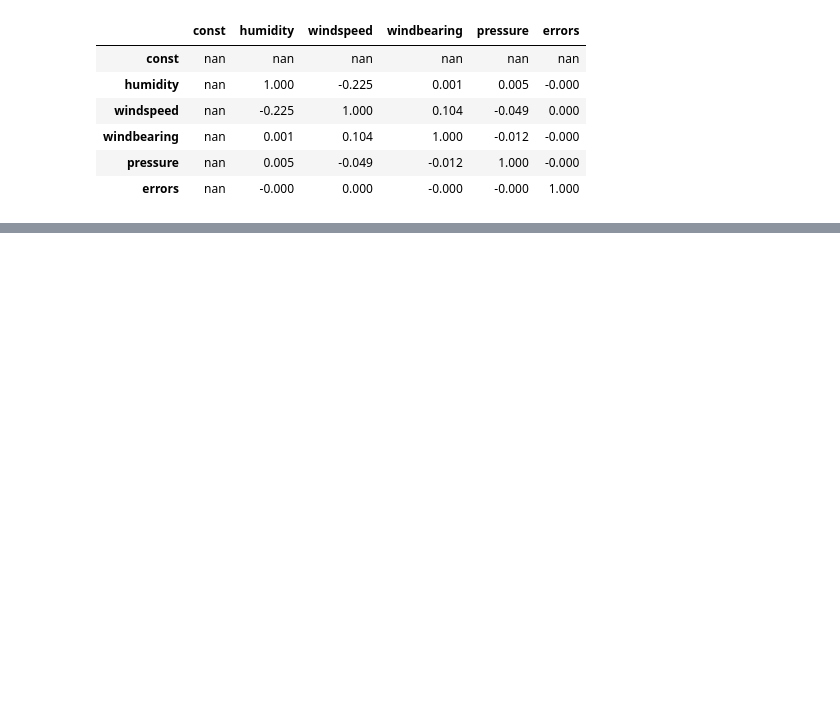
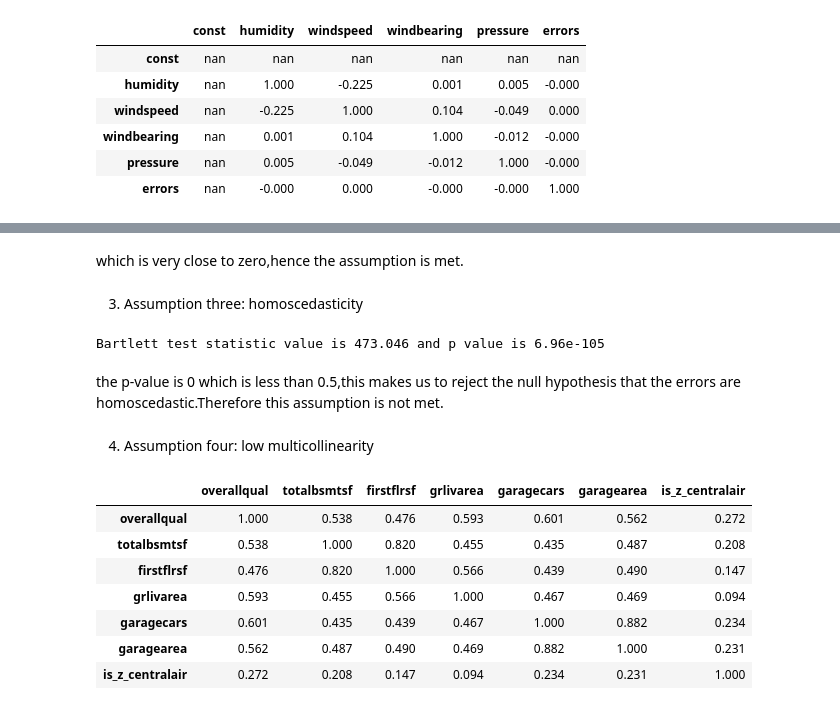
Before and after one commit to AmanuelKG/sharing_thinkful, a Jupyter notebook: supervised_regression/Assumption_regression.ipynb, the cells around one changed output, grey strips where cells are left out. Drawn from its saved outputs; the diff is of its cells as text; code cells hidden in the pictures; blank space fills up the shorter version.

```diff
--- a/supervised_regression/Assumption_regression.ipynb
+++ b/supervised_regression/Assumption_regression.ipynb
@@ -162,0 +226,25 @@ we can see that there is no correlation between the errors and the features.Ther
+# %% [markdown]
+which is very close to zero,hence the assumption is met.
+# %% [markdown]
+3. Assumption three: homoscedasticity
+# %%
+bart_stats = bartlett(predictions, errors)
+print("Bartlett test statistic value is {0:3g} and p value is {1:.3g}".format(bart_stats[0], bart_stats[1]))
+# %% [output]
+Bartlett test statistic value is 473.046 and p value is 6.96e-105
+# %% [markdown]
+the p-value is 0 which is less than 0.5,this makes us to reject the null hypothesis that the errors are homoscedastic.Therefore this assumption is not met.
+# %% [markdown]
+4. Assumption four: low multicollinearity
+# %%
+house_prices[['overallqual','totalbsmtsf','firstflrsf','grlivarea'
+             ,'garagecars','garagearea', 'is_z_centralair']].corr()
+# %% [output]
+|  | overallqual | totalbsmtsf | firstflrsf | grlivarea | garagecars | garagearea | is_z_centralair |
+| overallqual | 1.000 | 0.538 | 0.476 | 0.593 | 0.601 | 0.562 | 0.272 |
+| totalbsmtsf | 0.538 | 1.000 | 0.820 | 0.455 | 0.435 | 0.487 | 0.208 |
+| firstflrsf | 0.476 | 0.820 | 1.000 | 0.566 | 0.439 | 0.490 | 0.147 |
+| grlivarea | 0.593 | 0.455 | 0.566 | 1.000 | 0.467 | 0.469 | 0.094 |
+| garagecars | 0.601 | 0.435 | 0.439 | 0.467 | 1.000 | 0.882 | 0.234 |
+| garagearea | 0.562 | 0.487 | 0.490 | 0.469 | 0.882 | 1.000 | 0.231 |
+| is_z_centralair | 0.272 | 0.208 | 0.147 | 0.094 | 0.234 | 0.231 | 1.000 |
```
Also changed, not shown: parts of 21 cells of this notebook.
